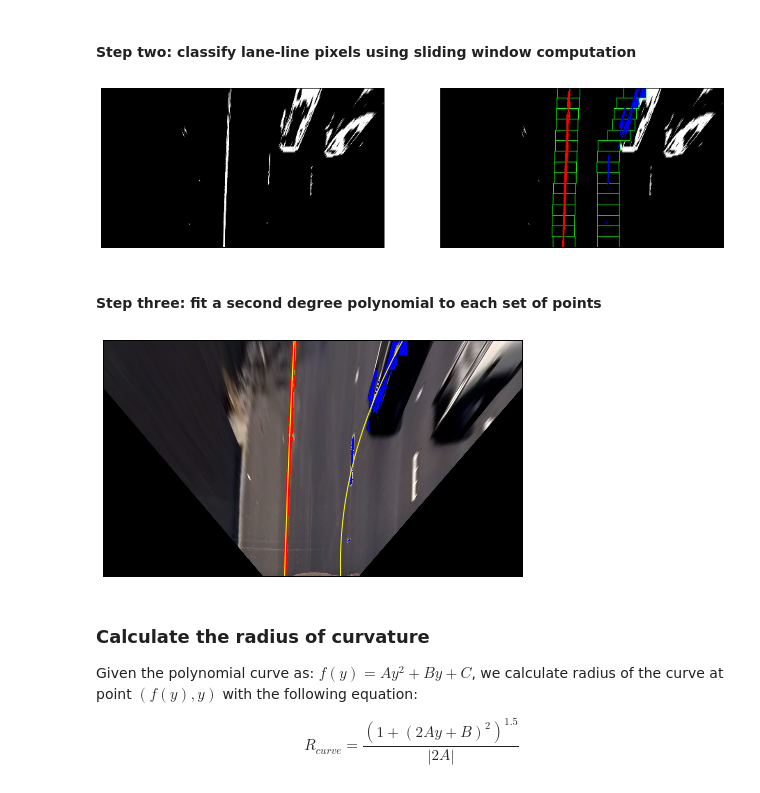
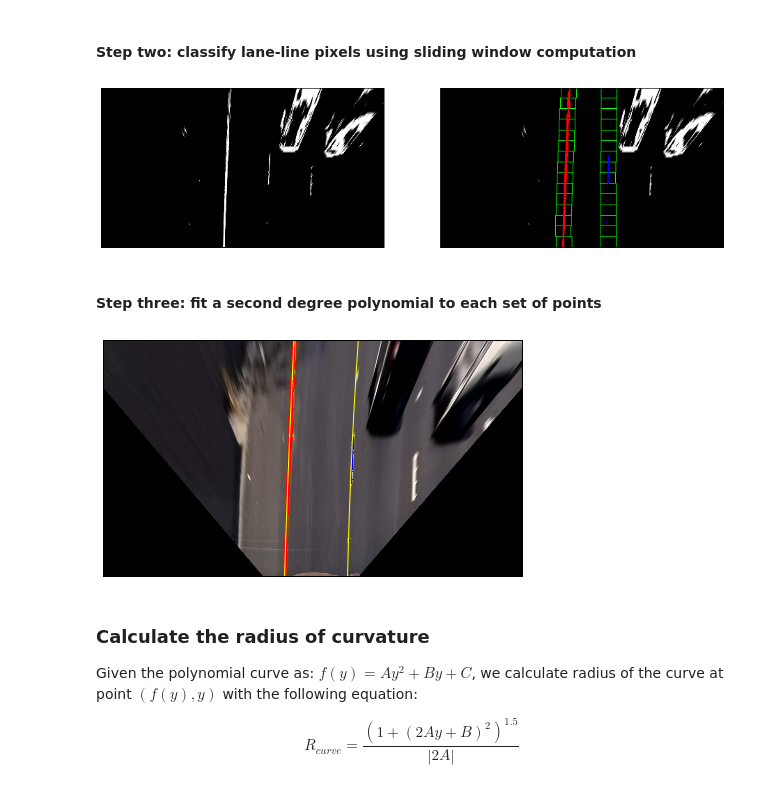
Before and after one commit to Goldob/CarND-Advanced-Lane-Lines, a Jupyter notebook: solution.ipynb, the cells around one changed output. Drawn from its saved outputs; the diff is of its cells as text; code cells hidden in the pictures.

```diff
--- a/solution.ipynb
+++ b/solution.ipynb
@@ -185,9 +185,9 @@ def sliding_window(img, leftx_base, rightx_base):
     # Choose the number of sliding windows
     nwindows = 15
     # Set the width of the windows +/- margin
-    margin = 50
+    margin = 35
     # Set minimum number of pixels found to recenter window
-    minpix = 50
+    minpix = 35
 
     # Store history of window positions for each side of the lane
     windows = [[], []]
@@ -253,34 +253,34 @@ def sliding_window(img, leftx_base, rightx_base):
         right_lane_inds = np.concatenate(right_lane_inds)
     except ValueError:
         # Avoids an error if the above is not implemented fully
         pass
 
     # Extract left and right line pixel positions
     leftx = nonzerox[left_lane_inds]
     lefty = nonzeroy[left_lane_inds]
     rightx = nonzerox[right_lane_inds]
     righty = nonzeroy[right_lane_inds]
 
     return leftx, lefty, rightx, righty, windows
 
 leftx, lefty, rightx, righty, windows = sliding_window(binary_warped, left_peak, right_peak)
 
 visualization = np.dstack([binary_warped, binary_warped, binary_warped])
 
 # Store locations of right and left windows in a single sequence
 windows = np.concatenate(windows)
 
 # Draw the windows on the visualization image
 for window in windows:
     cv2.rectangle(visualization, tuple(window[0]), tuple(window[1]), (0, 255, 0), 2)
 
 # Highlight the pixels classified into each line
 visualization[lefty, leftx] = [255, 0, 0]
 visualization[righty, rightx] = [0, 0, 255]
 
 side_by_side(binary_warped, visualization)
 # %% [output]
-[figure, old version]
+[figure, new version]
 # %% [markdown]
 #### Step three: fit a second degree polynomial to each set of points
 # %%
@@ -312,7 +312,7 @@ plt.imshow(visualization)
 hide_axes()
 plt.show()
 # %% [output]
-[figure, old version]
+[figure, new version]
 # %% [markdown]
 ### Calculate the radius of curvature
 
```
Also changed, not shown: parts of 3 cells of this notebook.
